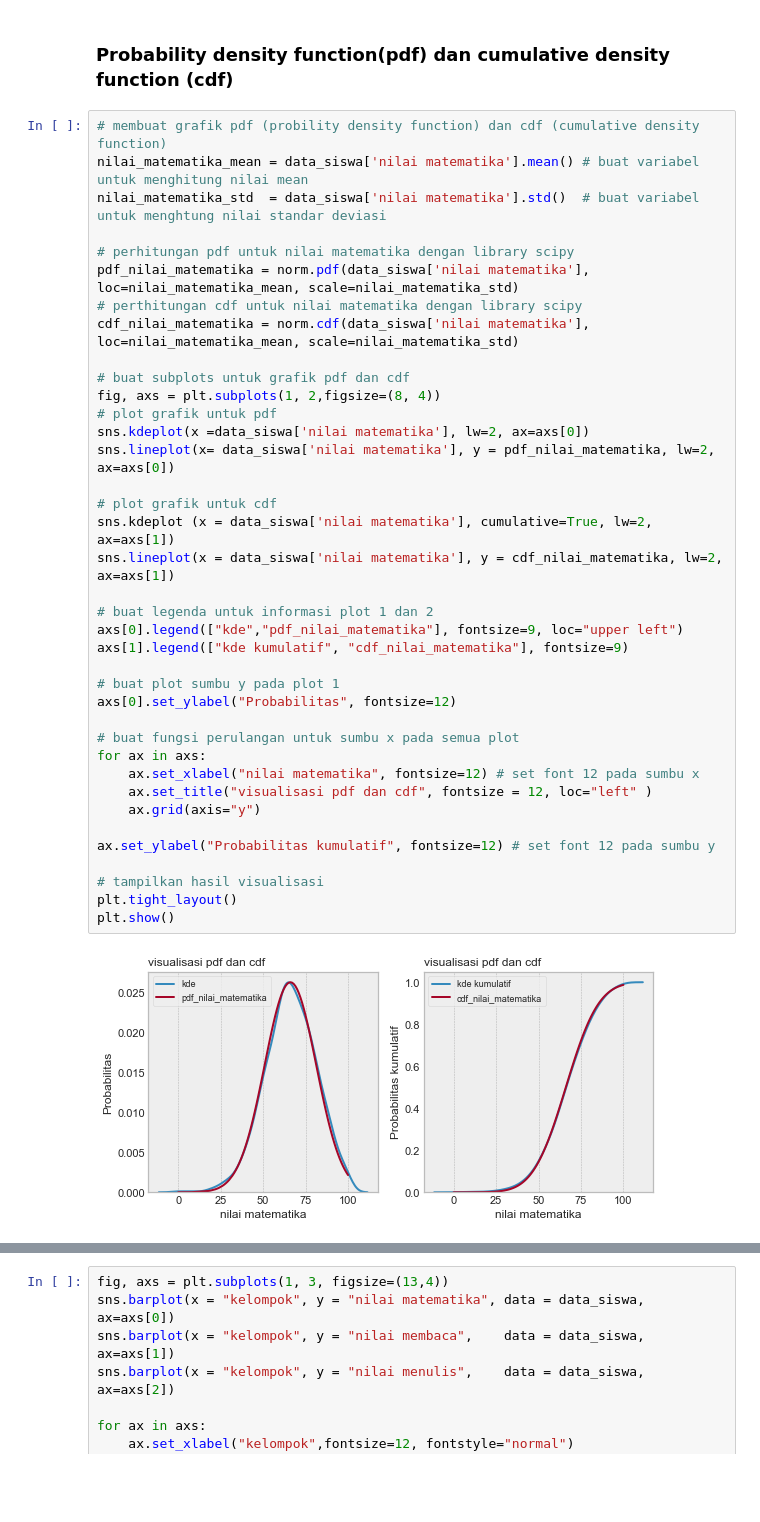
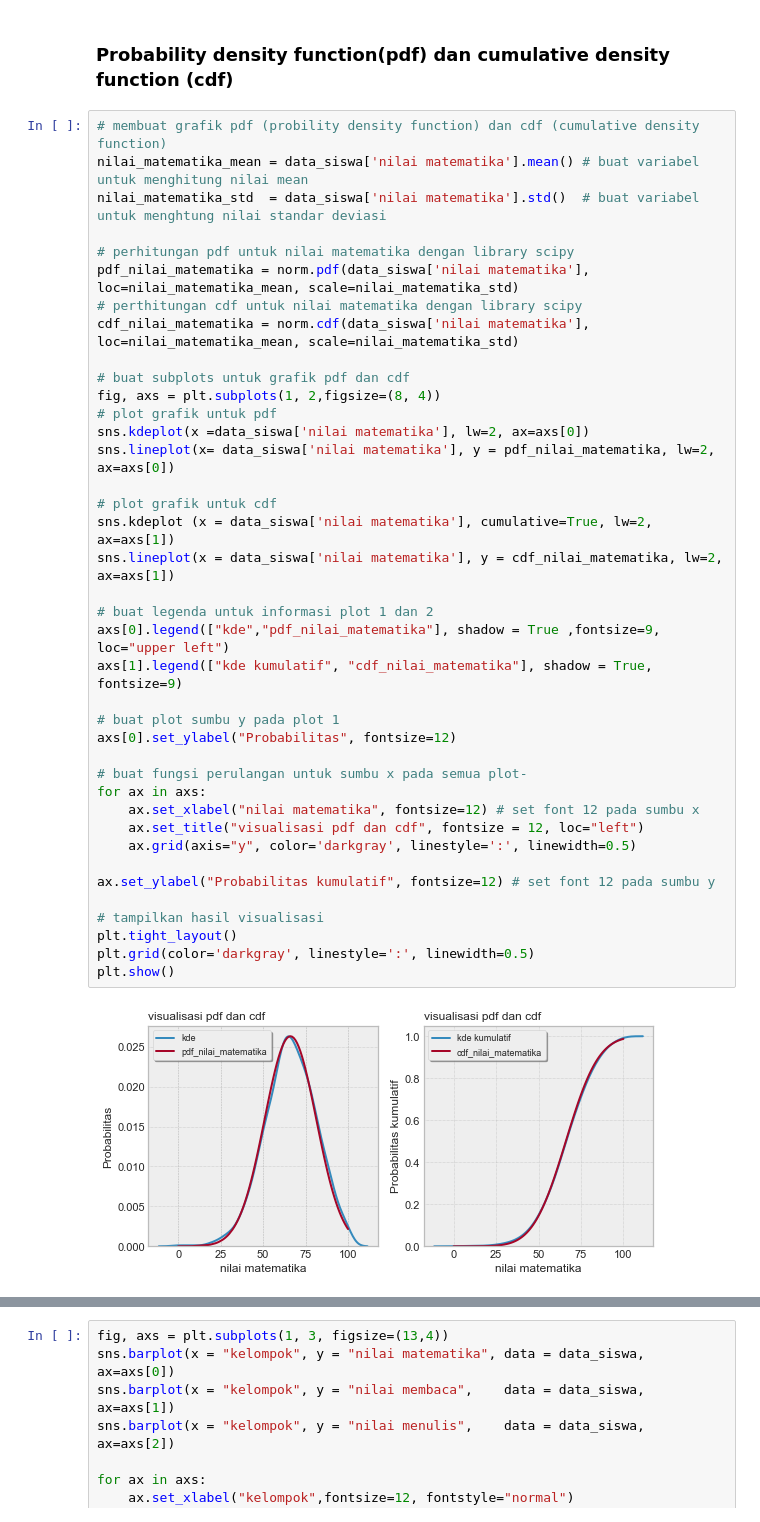
Before and after one commit to AlanFirdaus13/Implementation-student-performance-with-linear-regression-algorithm, a Jupyter notebook: implementation student performance with linear regression algorithm python .ipynb, the cells around one changed output, grey strips where cells are left out. Cells and saved outputs as stored; diff of their text form; blank space fills up the shorter version.

```diff
--- a/implementation student performance with linear regression algorithm python .ipynb
+++ b/implementation student performance with linear regression algorithm python .ipynb
@@ -356,39 +357,40 @@ nilai_matematika_std  = data_siswa['nilai matematika'].std()  # buat variabel un
 
 # perhitungan pdf untuk nilai matematika dengan library scipy
 pdf_nilai_matematika = norm.pdf(data_siswa['nilai matematika'], loc=nilai_matematika_mean, scale=nilai_matematika_std)
 # perthitungan cdf untuk nilai matematika dengan library scipy
 cdf_nilai_matematika = norm.cdf(data_siswa['nilai matematika'], loc=nilai_matematika_mean, scale=nilai_matematika_std)
 
 # buat subplots untuk grafik pdf dan cdf
 fig, axs = plt.subplots(1, 2,figsize=(8, 4))
 # plot grafik untuk pdf
 sns.kdeplot(x =data_siswa['nilai matematika'], lw=2, ax=axs[0])
 sns.lineplot(x= data_siswa['nilai matematika'], y = pdf_nilai_matematika, lw=2, ax=axs[0])
 
 # plot grafik untuk cdf
 sns.kdeplot (x = data_siswa['nilai matematika'], cumulative=True, lw=2, ax=axs[1])
 sns.lineplot(x = data_siswa['nilai matematika'], y = cdf_nilai_matematika, lw=2, ax=axs[1])
 
 # buat legenda untuk informasi plot 1 dan 2
-axs[0].legend(["kde","pdf_nilai_matematika"], fontsize=9, loc="upper left")
-axs[1].legend(["kde kumulatif", "cdf_nilai_matematika"], fontsize=9)
+axs[0].legend(["kde","pdf_nilai_matematika"], shadow = True ,fontsize=9, loc="upper left")
+axs[1].legend(["kde kumulatif", "cdf_nilai_matematika"], shadow = True, fontsize=9)
 
 # buat plot sumbu y pada plot 1
 axs[0].set_ylabel("Probabilitas", fontsize=12)
 
-# buat fungsi perulangan untuk sumbu x pada semua plot
+# buat fungsi perulangan untuk sumbu x pada semua plot-
 for ax in axs:
     ax.set_xlabel("nilai matematika", fontsize=12) # set font 12 pada sumbu x
-    ax.set_title("visualisasi pdf dan cdf", fontsize = 12, loc="left" )
-    ax.grid(axis="y")
+    ax.set_title("visualisasi pdf dan cdf", fontsize = 12, loc="left")
+    ax.grid(axis="y", color='darkgray', linestyle=':', linewidth=0.5)
 
 ax.set_ylabel("Probabilitas kumulatif", fontsize=12) # set font 12 pada sumbu y
 
 # tampilkan hasil visualisasi
 plt.tight_layout()
+plt.grid(color='darkgray', linestyle=':', linewidth=0.5)
 plt.show()
 # %% [output]
-[figure, old version]
+[figure, new version]
 # %%
 # membuat grafik untuk visualisasi pdf dan cdf kolom nilai membaca
 fig, axs = plt.subplots(1, 2, figsize=(8,4))
```
Also changed, not shown: parts of 27 cells of this notebook.
